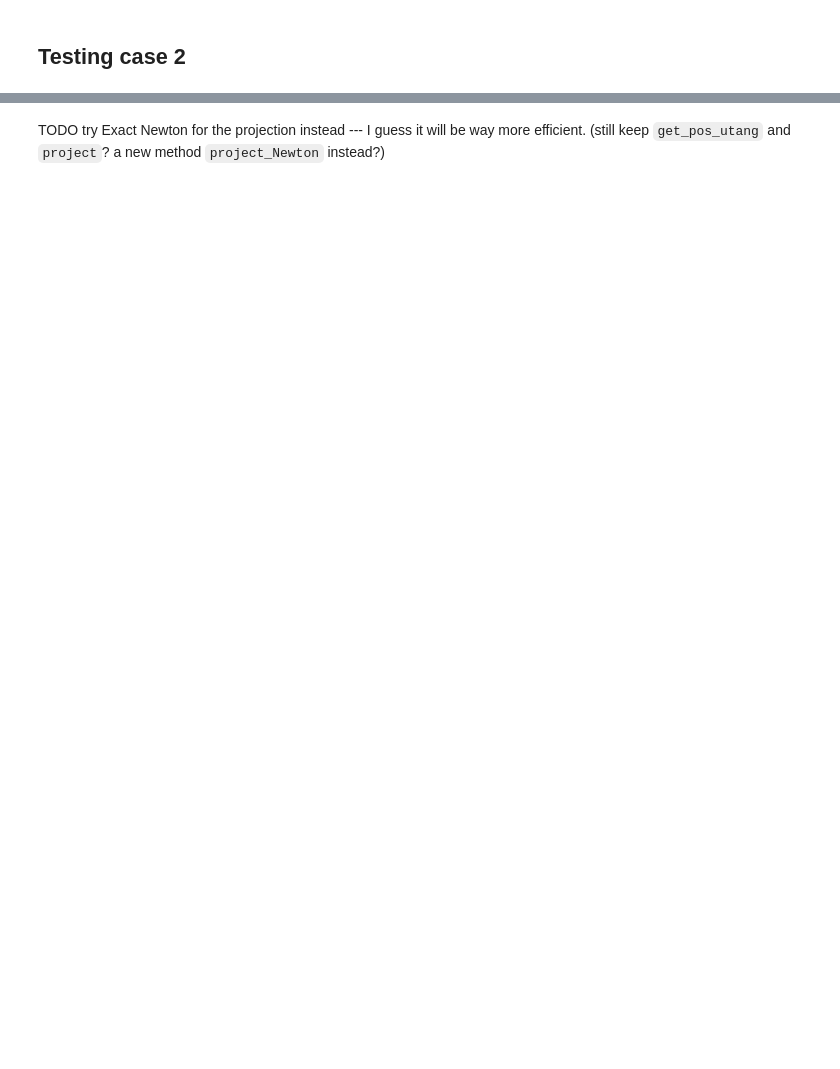
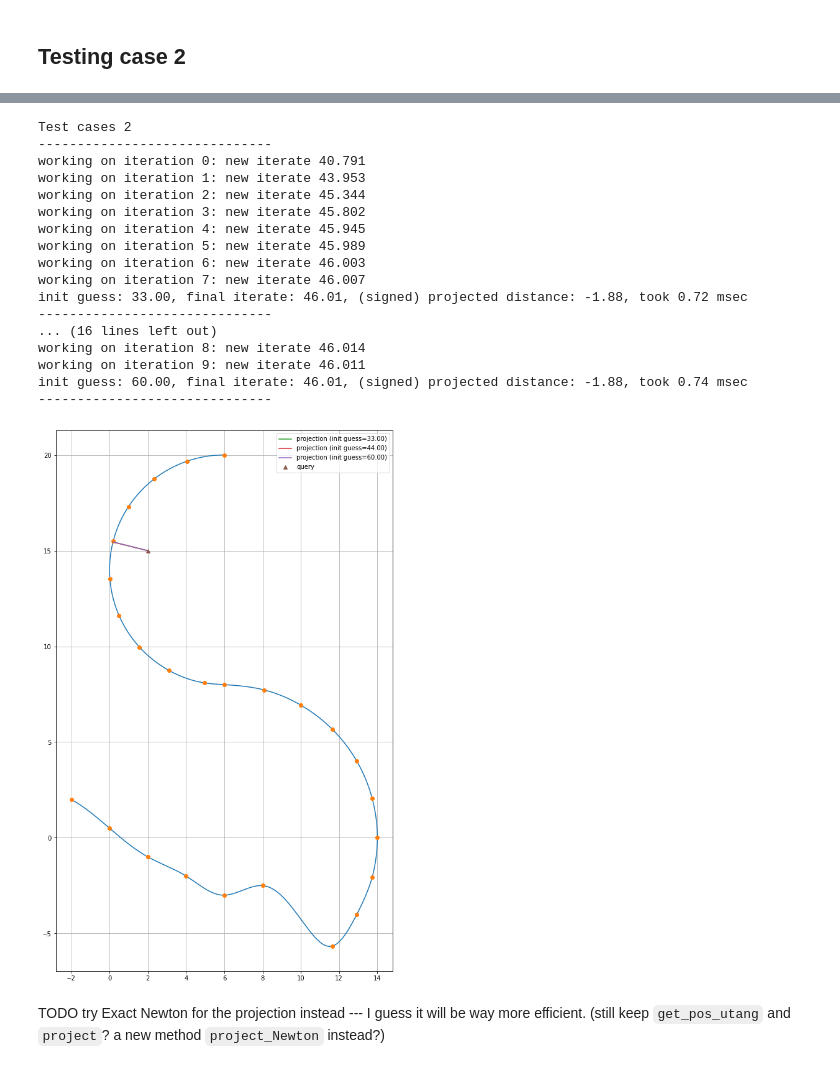
Before and after one commit to lkmuk/modular-mobile-robotics, a Jupyter notebook: examples/piecewise/dev_cubic_spline.ipynb, the cells around one changed output, grey strips where cells are left out. Cells and saved outputs as stored; diff of their text form; code cells hidden in the pictures; blank space fills up the shorter version.

```diff
--- a/examples/piecewise/dev_cubic_spline.ipynb
+++ b/examples/piecewise/dev_cubic_spline.ipynb
@@ -269,3 +187,38 @@ plt.show()
+# %%
+print("Test cases 2")
+print("-"*30)
+test_query = [2.0, 15.0] # now the LHS of the curve
+init_guess_list = (33.0, 44.0, 60.0) # same as test cases 1a
+res_Frenet = test_projection(
+    path_obj=my_curve,
+    projection_method="project",
+    test_query_pt= test_query,
+    expected_LHS = False,
+    init_guess_list = init_guess_list,
+    verbose=True, soln_tolerance=0.005, iter_max=10 # <--- args to the projection algorithm
+)
+_ , ax = plt.subplots(figsize=(12,16))
+viz_projection(my_curve,test_query_pt=test_query,init_guess_list=init_guess_list, result_Frenet=res_Frenet,ax=ax)
+plt.show()
+# %% [output]
+Test cases 2
+------------------------------
+working on iteration 0: new iterate 40.791
+working on iteration 1: new iterate 43.953
+working on iteration 2: new iterate 45.344
+working on iteration 3: new iterate 45.802
+working on iteration 4: new iterate 45.945
+working on iteration 5: new iterate 45.989
+working on iteration 6: new iterate 46.003
+working on iteration 7: new iterate 46.007
+init guess: 33.00, final iterate: 46.01, (signed) projected distance: -1.88, took 0.72 msec
+------------------------------
+... (16 lines left out)
+working on iteration 8: new iterate 46.014
+working on iteration 9: new iterate 46.011
+init guess: 60.00, final iterate: 46.01, (signed) projected distance: -1.88, took 0.74 msec
+------------------------------
+[figure, added]
 # %% [markdown]
 TODO try Exact Newton for the projection instead --- I guess it will be way more efficient.
 (still keep `get_pos_utang` and `project`? a new method `project_Newton` instead?)
```
Also changed, not shown: parts of 13 cells of this notebook, 8 other files.
